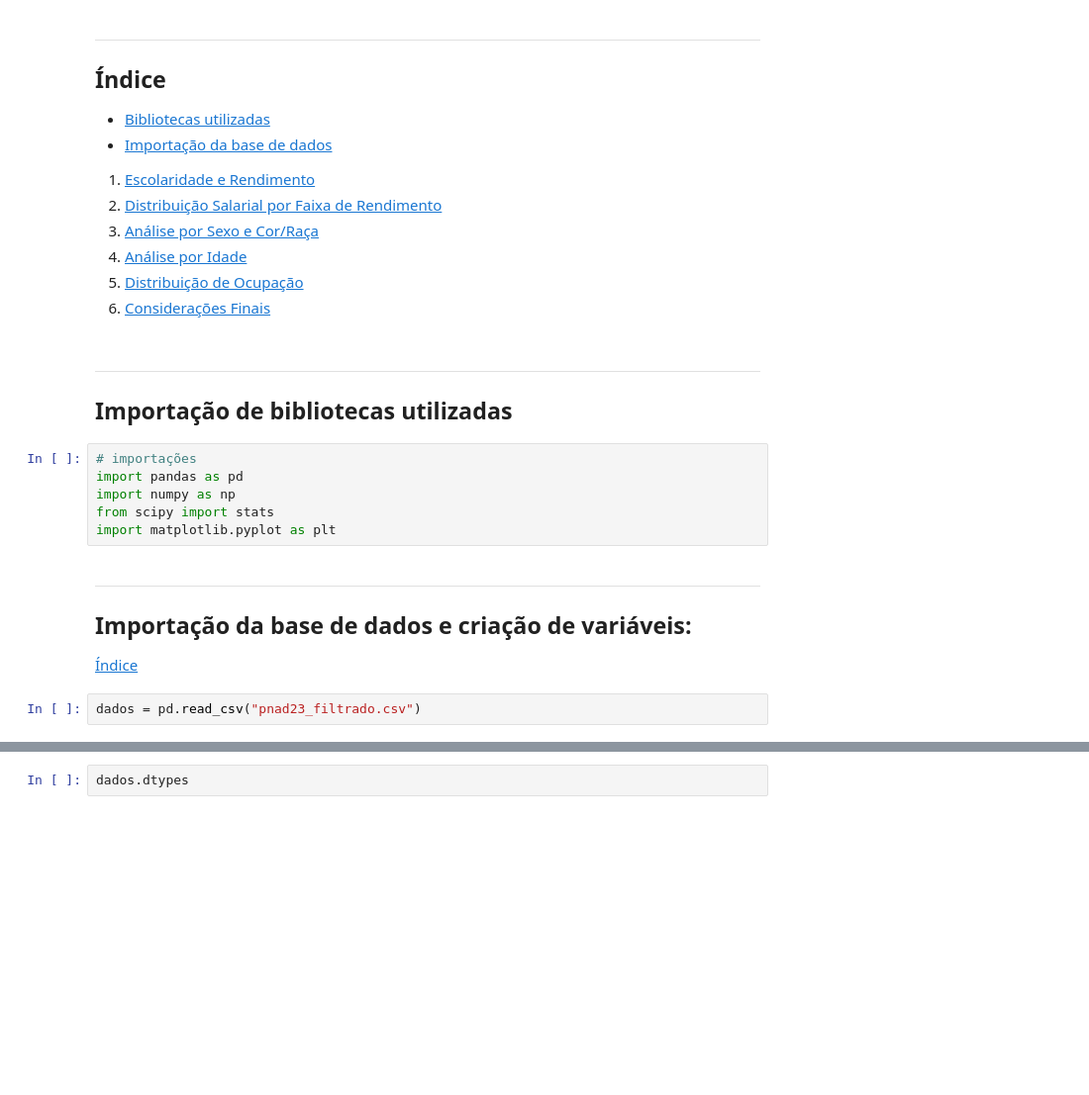
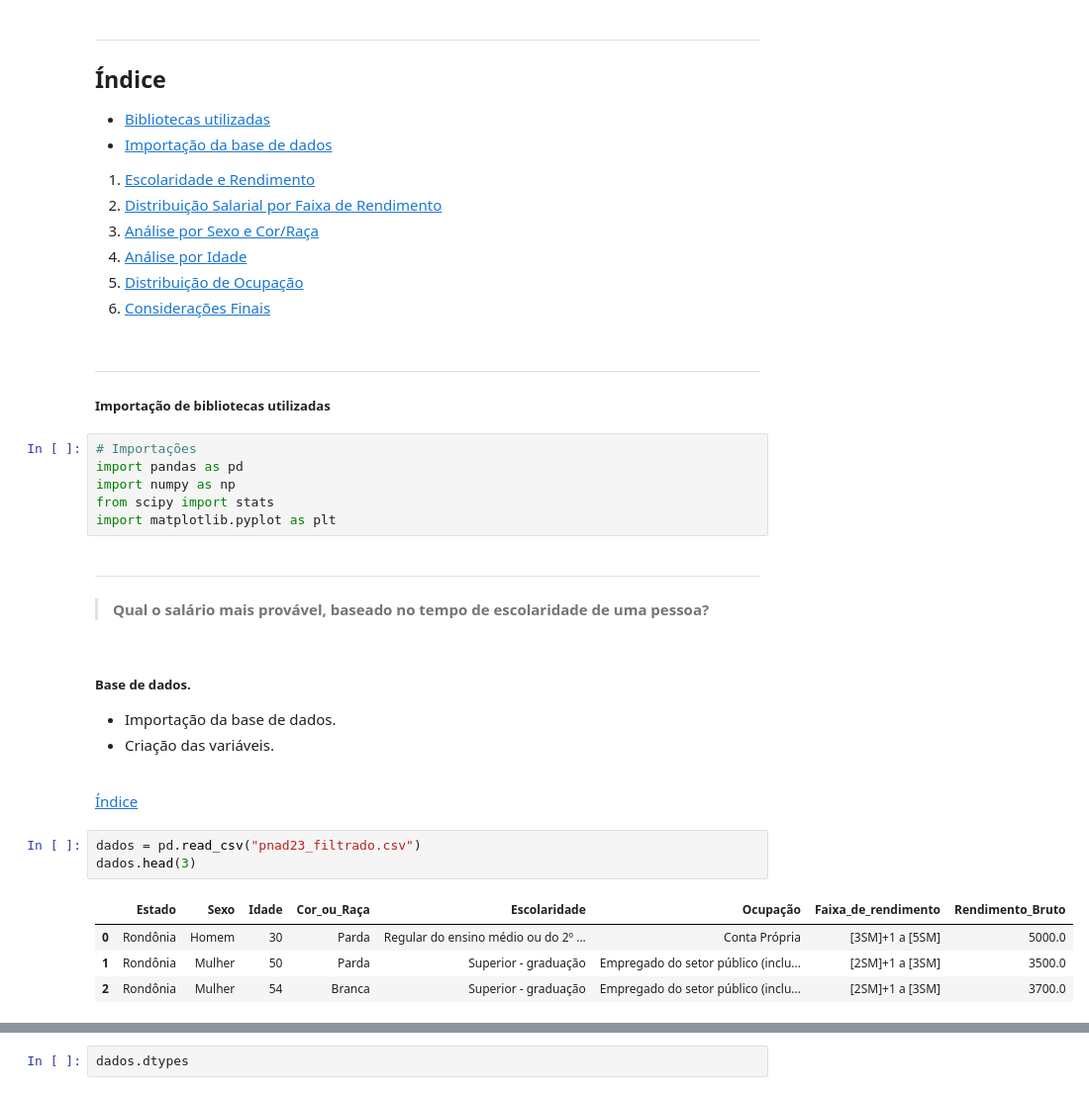
Before and after one commit to jlbrasileiro/Projeto-3---Ci-ncia-dos-Dados---2024.2, a Jupyter notebook: analise_exploratoria.ipynb, the cells around one changed output, grey strips where cells are left out. Shown at 99% size. Saved outputs shown, nothing was run; the diff lists cells and outputs as text; blank space fills up the shorter version.

```diff
--- a/analise_exploratoria.ipynb
+++ b/analise_exploratoria.ipynb
@@ -18,19 +18,30 @@ ___
 ___
 <div id="biblio"></div>
 
-## Importação de bibliotecas utilizadas
+#####  Importação de bibliotecas utilizadas
 # %%
-# importações
+# Importações
 import pandas as pd
 import numpy as np
 from scipy import stats
 import matplotlib.pyplot as plt
+# %% [markdown]
+___
+> **Qual o salário mais provável, baseado no tempo de escolaridade de uma pessoa?**
 # %% [markdown]
-___
 <div id="base-dados"></div>
 
-## Importação da base de dados e criação de variáveis:
+##### **Base de dados.**
+- Importação da base de dados.
+- Criação das variáveis.
+<br><br>
 
 [Índice](#indice)
 # %%
 dados = pd.read_csv("pnad23_filtrado.csv")
+dados.head(3)
+# %% [output]
+|  | Estado | Sexo | Idade | Cor_ou_Raça | Escolaridade | Ocupação | Faixa_de_rendimento | Rendimento_Bruto |
+| 0 | Rondônia | Homem | 30 | Parda | Regular do ensino médio ou do 2º ... | Conta Própria | [3SM]+1 a [5SM] | 5000.0 |
+| 1 | Rondônia | Mulher | 50 | Parda | Superior - graduação | Empregado do setor público (inclu... | [2SM]+1 a [3SM] | 3500.0 |
+| 2 | Rondônia | Mulher | 54 | Branca | Superior - graduação | Empregado do setor público (inclu... | [2SM]+1 a [3SM] | 3700.0 |
```
Also changed, not shown: parts of 19 cells of this notebook.
